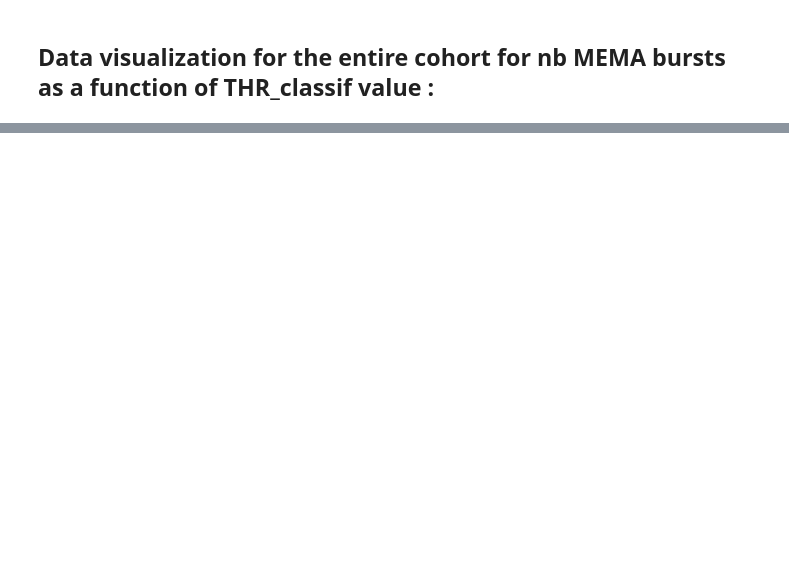
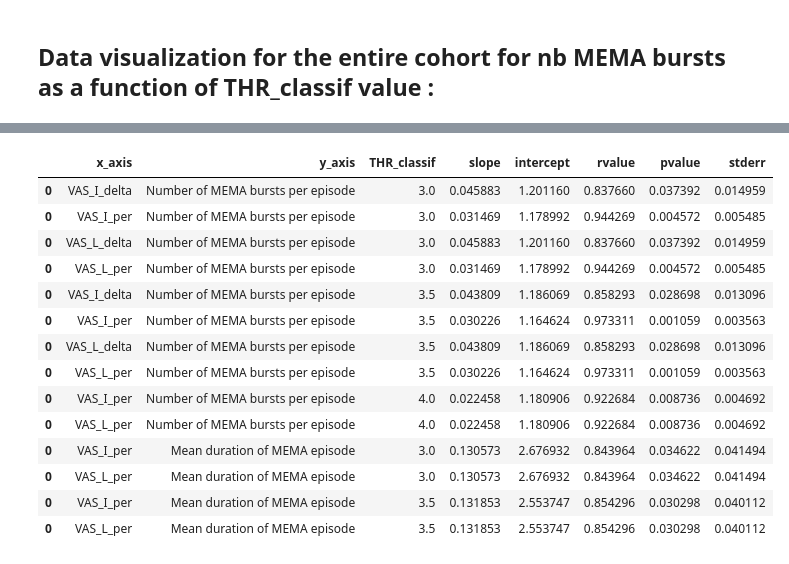
Before and after one commit to lkorczowski/Tinnitus-n-Sleep, a Jupyter notebook: notebooks/Middle_ear_Inter_subject_analysis.ipynb, the cells around one changed output, grey strips where cells are left out. Drawn from its saved outputs; the diff is of its cells as text; code cells hidden in the pictures; blank space fills up the shorter version.

```diff
--- a/notebooks/Middle_ear_Inter_subject_analysis.ipynb
+++ b/notebooks/Middle_ear_Inter_subject_analysis.ipynb
@@ -532,0 +161,19 @@ for j in range(len(THR_classif)):
+# %%
+meta_results = pd.DataFrame()
+import seaborn as sns
+data = reports.query("category != 'control'")
+for y_axis in quantitative_variables:
+    for threshold in reports["THR_classif"].unique():
+        data_loc = data[data["THR_classif"]==threshold]
+        f, axes = plt.subplots(1, len(effect_variable), figsize=(len(effect_variable)*7, 7), sharex=True)
+        for x_axis, ax in zip(effect_variable, axes):
+            sns.regplot(x=x_axis,y=y_axis,data=data_loc,fit_reg=True, ax=ax)
+            regression_result = scipy.stats.linregress(data_loc[x_axis].values,data_loc[y_axis].values)
+            tmp = {"x_axis":x_axis, "y_axis":y_axis, "THR_classif": [threshold]}
+            title = ""
+            for a, re in zip(regression_result._fields, regression_result):
+                title = title + f"{a} {re:.2f} "
+                tmp[a] = [re]
+            ax.set_title(f"{title}")
+            ax.set_xlim(min(data_loc[x_axis].values)-1,max(data_loc[x_axis].values)+1)
+            meta_results = pd.concat([meta_results, pd.DataFrame(tmp)])
@@ -532,0 +194,18 @@ for j in range(len(THR_classif)):
+# %%
+meta_results.query("pvalue < 0.05")
+# %% [output]
+|  | x_axis | y_axis | THR_classif | slope | intercept | rvalue | pvalue | stderr |
+| 0 | VAS_I_delta | Number of MEMA bursts per episode | 3.0 | 0.045883 | 1.201160 | 0.837660 | 0.037392 | 0.014959 |
+| 0 | VAS_I_per | Number of MEMA bursts per episode | 3.0 | 0.031469 | 1.178992 | 0.944269 | 0.004572 | 0.005485 |
+| 0 | VAS_L_delta | Number of MEMA bursts per episode | 3.0 | 0.045883 | 1.201160 | 0.837660 | 0.037392 | 0.014959 |
+| 0 | VAS_L_per | Number of MEMA bursts per episode | 3.0 | 0.031469 | 1.178992 | 0.944269 | 0.004572 | 0.005485 |
+| 0 | VAS_I_delta | Number of MEMA bursts per episode | 3.5 | 0.043809 | 1.186069 | 0.858293 | 0.028698 | 0.013096 |
+| 0 | VAS_I_per | Number of MEMA bursts per episode | 3.5 | 0.030226 | 1.164624 | 0.973311 | 0.001059 | 0.003563 |
+| 0 | VAS_L_delta | Number of MEMA bursts per episode | 3.5 | 0.043809 | 1.186069 | 0.858293 | 0.028698 | 0.013096 |
+| 0 | VAS_L_per | Number of MEMA bursts per episode | 3.5 | 0.030226 | 1.164624 | 0.973311 | 0.001059 | 0.003563 |
+| 0 | VAS_I_per | Number of MEMA bursts per episode | 4.0 | 0.022458 | 1.180906 | 0.922684 | 0.008736 | 0.004692 |
+| 0 | VAS_L_per | Number of MEMA bursts per episode | 4.0 | 0.022458 | 1.180906 | 0.922684 | 0.008736 | 0.004692 |
+| 0 | VAS_I_per | Mean duration of MEMA episode | 3.0 | 0.130573 | 2.676932 | 0.843964 | 0.034622 | 0.041494 |
+| 0 | VAS_L_per | Mean duration of MEMA episode | 3.0 | 0.130573 | 2.676932 | 0.843964 | 0.034622 | 0.041494 |
+| 0 | VAS_I_per | Mean duration of MEMA episode | 3.5 | 0.131853 | 2.553747 | 0.854296 | 0.030298 | 0.040112 |
+| 0 | VAS_L_per | Mean duration of MEMA episode | 3.5 | 0.131853 | 2.553747 | 0.854296 | 0.030298 | 0.040112 |
```
Also changed, not shown: parts of 34 cells of this notebook.
